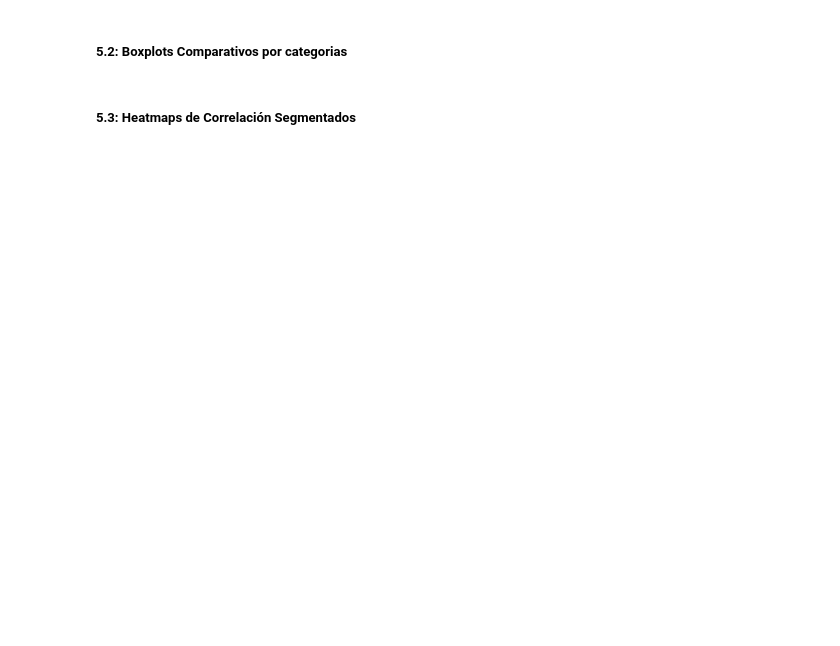
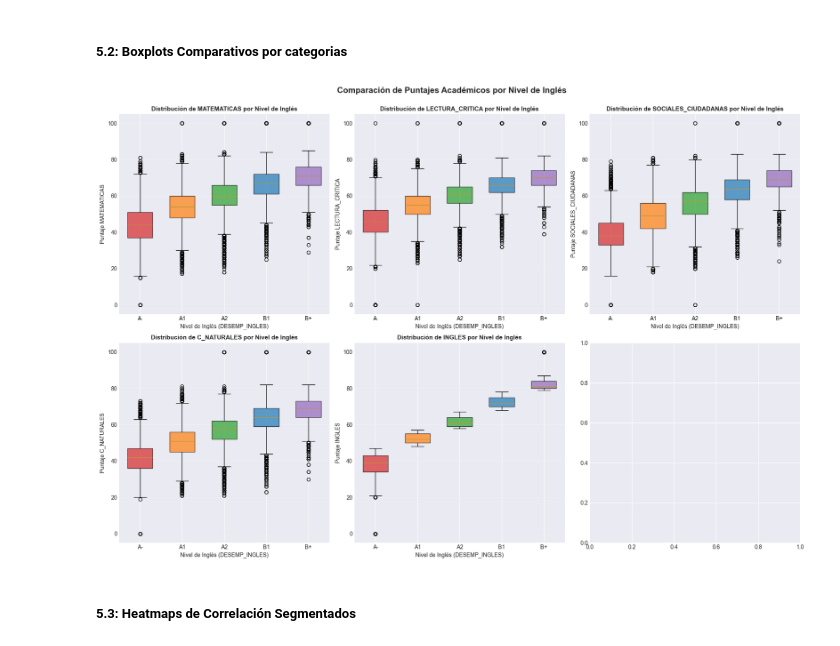
Before and after one commit to flaviofuego/Ia_EDA_analysis, a Jupyter notebook: notebooks/seccion1.ipynb, the cells around one changed output. Drawn from its saved outputs; the diff is of its cells as text; code cells hidden in the pictures; blank space fills up the shorter version.

```diff
--- a/notebooks/seccion1.ipynb
+++ b/notebooks/seccion1.ipynb
@@ -695,8 +845,8 @@ exclude_patterns = ['COD', 'CONSECUTIVO', 'PERIODO', 'ESTABLECIMIENTO', 'SEDE',
 numeric_vars_clean = [col for col in numeric_vars
                       if not any(pattern in col.upper() for pattern in exclude_patterns)]
 
-# Variables de puntaje académico
-score_vars = [col for col in numeric_vars_clean if 'PUNT' in col and col != 'PUNT_INGLES']
+# Variables de puntaje académico (excluir PUNT_GLOBAL y PUNT_INGLES)
+score_vars = [col for col in numeric_vars_clean if 'PUNT' in col and col != 'PUNT_INGLES' and col != 'PUNT_GLOBAL']
 
 # Variables socioeconómicas numéricas
 socioeconomic_numeric = ['FAMI_PERSONASHOGAR', 'FAMI_CUARTOSHOGAR']
@@ -1271,34 +1576,36 @@ fig, axes = plt.subplots(2, 3, figsize=(18, 12))
 axes = axes.ravel()
 
 # Variables numéricas a comparar
 vars_to_plot = ['PUNT_MATEMATICAS', 'PUNT_LECTURA_CRITICA', 'PUNT_SOCIALES_CIUDADANAS',
-                'PUNT_C_NATURALES', 'PUNT_GLOBAL', 'PUNT_INGLES']
+                'PUNT_C_NATURALES', 'PUNT_INGLES']
 
 for idx, var in enumerate(vars_to_plot):
     if var in df.columns:
         # Preparar datos por nivel de inglés
         data_by_level = [df[df[TARGET_COLUMN] == nivel][var].dropna().values
                         for nivel in ['A-', 'A1', 'A2', 'B1', 'B+']]
 
         bp = axes[idx].boxplot(data_by_level, labels=['A-', 'A1', 'A2', 'B1', 'B+'],
                               patch_artist=True, widths=0.6)
 
         # Colorear cajas
         colors = ['#d62728', '#ff7f0e', '#2ca02c', '#1f77b4', '#9467bd']
         for patch, color in zip(bp['boxes'], colors):
             patch.set_facecolor(color)
             patch.set_alpha(0.7)
 
         axes[idx].set_xlabel('Nivel de Inglés (DESEMP_INGLES)', fontsize=10)
         axes[idx].set_ylabel(var.replace('PUNT_', 'Puntaje '), fontsize=10)
         axes[idx].set_title(f'Distribución de {var.replace("PUNT_", "")} por Nivel de Inglés',
                           fontsize=11, fontweight='bold')
         axes[idx].grid(axis='y', alpha=0.3)
 
 plt.suptitle('Comparación de Puntajes Académicos por Nivel de Inglés',
             fontsize=15, fontweight='bold', y=1.00)
 plt.tight_layout()
 plt.show()
+# %% [output]
+[figure, added]
 # %% [markdown]
 ##### 5.3: Heatmaps de Correlación Segmentados
 # %%
```
Also changed, not shown: parts of 41 cells of this notebook, 36 other files.
